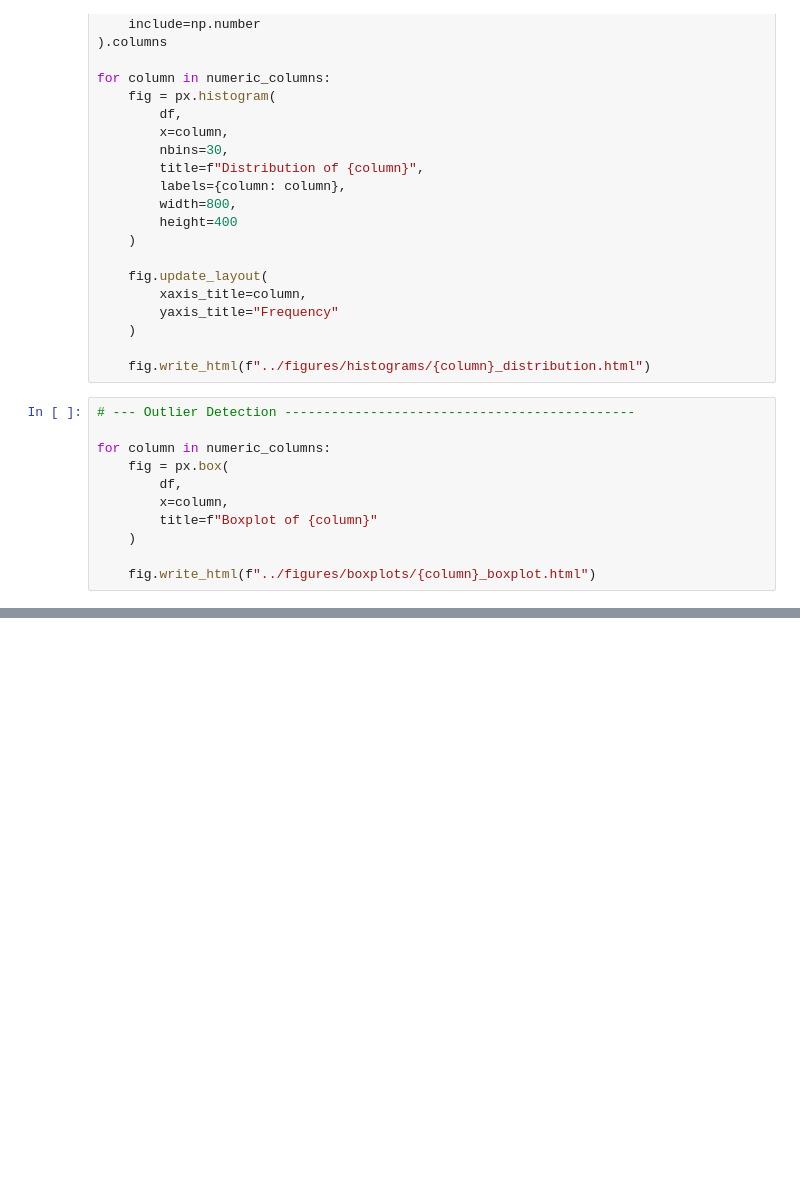
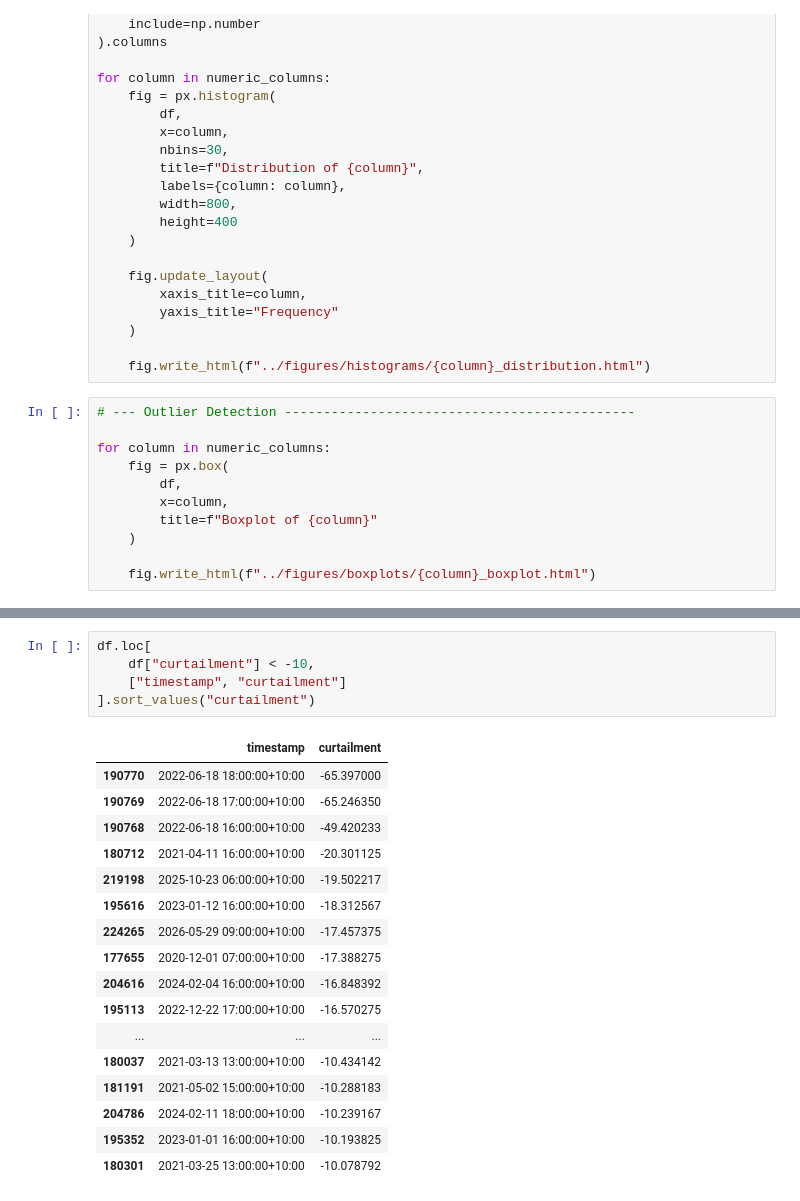
Before and after one commit to txngsten/COMP3742-Capstone-Project, a Jupyter notebook: A1/src/data_cleaning.ipynb, the cells around one changed output, grey strips where cells are left out. Drawn from its saved outputs; the diff is of its cells as text; blank space fills up the shorter version.

```diff
--- a/A1/src/data_cleaning.ipynb
+++ b/A1/src/data_cleaning.ipynb
@@ -126,0 +190,23 @@ for column in numeric_columns:
+# %%
+df.loc[
+    df["curtailment"] < -10,
+    ["timestamp", "curtailment"]
+].sort_values("curtailment")
+# %% [output]
+|  | timestamp | curtailment |
+| 190770 | 2022-06-18 18:00:00+10:00 | -65.397000 |
+| 190769 | 2022-06-18 17:00:00+10:00 | -65.246350 |
+| 190768 | 2022-06-18 16:00:00+10:00 | -49.420233 |
+| 180712 | 2021-04-11 16:00:00+10:00 | -20.301125 |
+| 219198 | 2025-10-23 06:00:00+10:00 | -19.502217 |
+| 195616 | 2023-01-12 16:00:00+10:00 | -18.312567 |
+| 224265 | 2026-05-29 09:00:00+10:00 | -17.457375 |
+| 177655 | 2020-12-01 07:00:00+10:00 | -17.388275 |
+| 204616 | 2024-02-04 16:00:00+10:00 | -16.848392 |
+| 195113 | 2022-12-22 17:00:00+10:00 | -16.570275 |
+| ... | ... | ... |
+| 180037 | 2021-03-13 13:00:00+10:00 | -10.434142 |
+| 181191 | 2021-05-02 15:00:00+10:00 | -10.288183 |
+| 204786 | 2024-02-11 18:00:00+10:00 | -10.239167 |
+| 195352 | 2023-01-01 16:00:00+10:00 | -10.193825 |
+| 180301 | 2021-03-25 13:00:00+10:00 | -10.078792 |
```
Also changed, not shown: parts of 5 cells of this notebook, 3 other files.
